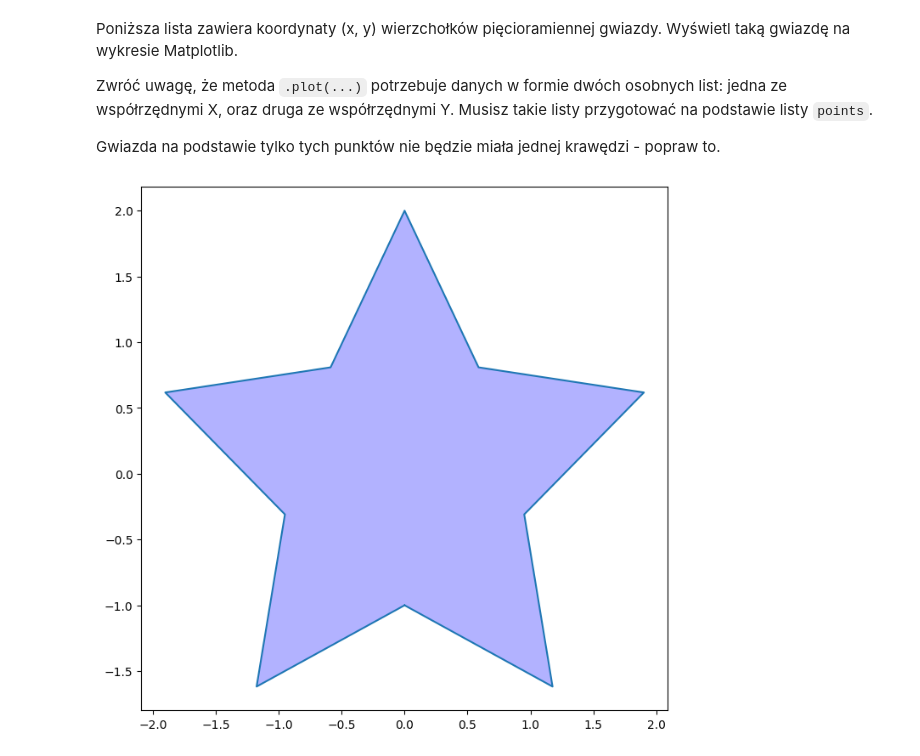
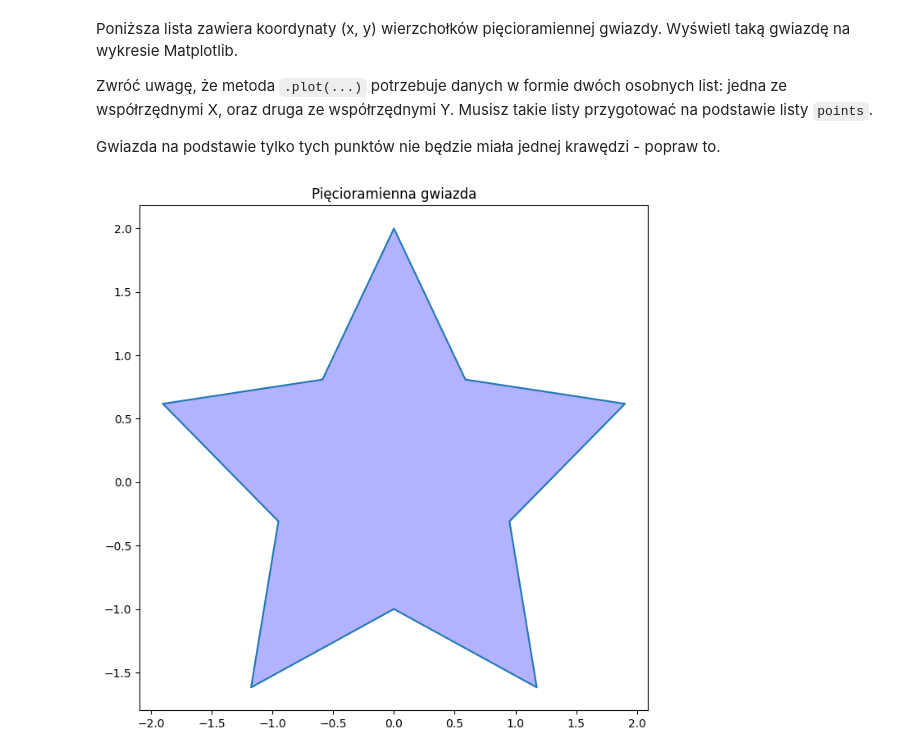
Before and after one commit to Vektor79/Zadania, a Jupyter notebook: 05_Wykresy/Materiały_na_zjazd/02_Wykresy/02_Generowanie wykresów 2D/1_Rysunek gwiazdy.ipynb, the cells around one changed output. Saved outputs shown, nothing was run; the diff lists cells and outputs as text; code cells hidden in the pictures.

Commit message:
Gwiazda

```diff
--- a/05_Wykresy/Materiały_na_zjazd/02_Wykresy/02_Generowanie wykresów 2D/1_Rysunek gwiazdy.ipynb
+++ b/05_Wykresy/Materiały_na_zjazd/02_Wykresy/02_Generowanie wykresów 2D/1_Rysunek gwiazdy.ipynb
@@ -27,12 +27,14 @@ dataset = [
 # %%
 fig, ax = plt.subplots(figsize=(8, 8))
 
 x_coords = [point[0] for point in dataset]
 y_coords = [point[1] for point in dataset]
 
 ax.plot(x_coords, y_coords)
 ax.fill(x_coords, y_coords, 'b', alpha=0.3)    # wypełnienie: koordynaty co ma być wypełnione, kolor css, alpha to przeźroczystość
+ax.set_title("Pięcioramienna gwiazda")
+
 
 plt.show()
 # %% [output]
-[figure, old version]
+[figure, new version]
```
